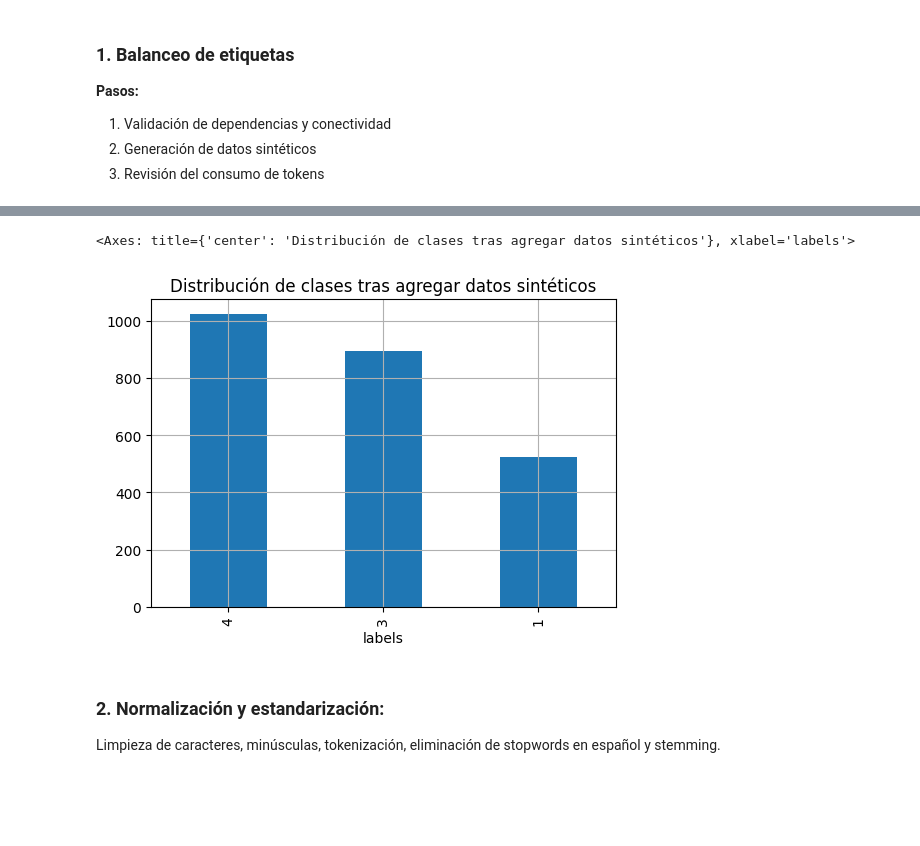
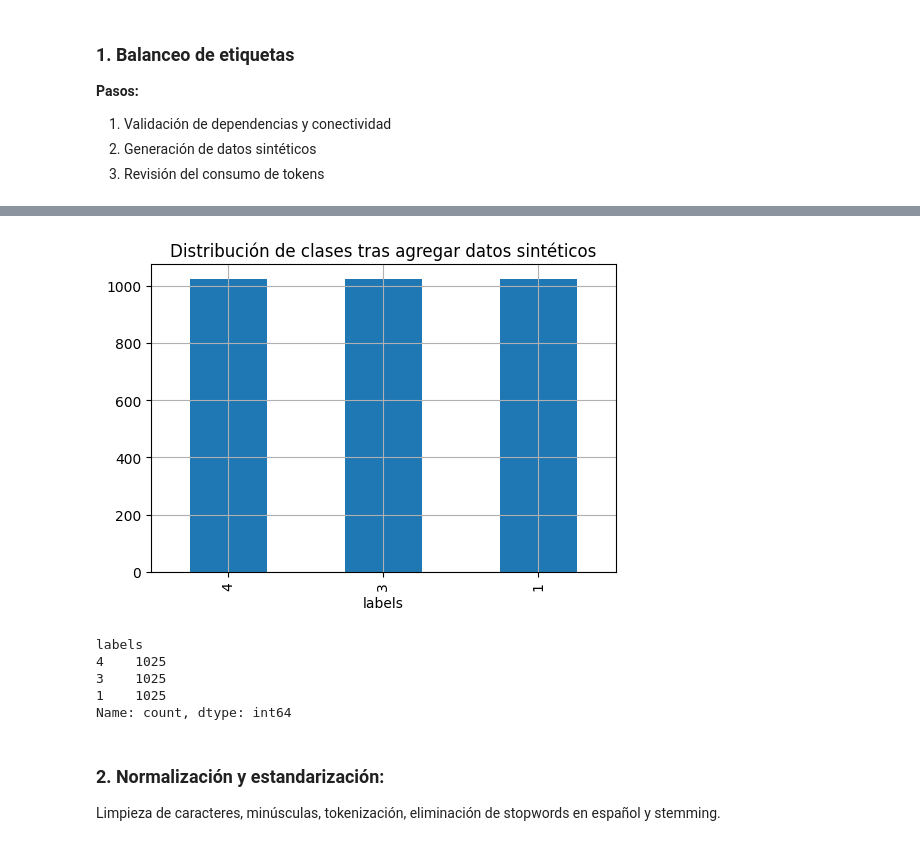
Before and after one commit to YairAndrade1/proyecto1_analitica_de_texto, a Jupyter notebook: clasificacionTextoEtapa2.ipynb, the cells around one changed output, grey strips where cells are left out. Saved outputs shown, nothing was run; the diff lists cells and outputs as text; code cells hidden in the pictures; blank space fills up the shorter version.

````diff
--- a/clasificacionTextoEtapa2.ipynb
+++ b/clasificacionTextoEtapa2.ipynb
@@ -343,16 +292,0 @@ response = client.chat.completions.create(
-# %%
-import json, pandas as pd, os
-
-raw = response.choices[0].message.content
-# Permite que venga envuelto en bloques de markdown
-txt = raw.strip()
-if txt.startswith("```"):
-    txt = txt.strip("`")
-    if "\n" in txt:
-        txt = txt.split("\n", 1)[1]
-
-data = json.loads(txt)  # debe ser una lista de dicts {"opinion":..., "ods":...}
-df_new = pd.DataFrame(data)
-
-df = pd.concat([df, df_new[["textos", "labels"]]], ignore_index=True)
-print("Filas totales ahora:", len(df))
@@ -361,16 +292,0 @@ Filas totales ahora: 2444
-# %%
-
-# 2) normaliza lo generado y concatena
-df_new = df_new.rename(columns={"opinion": "texto"})[cols].copy()
-df = pd.concat([df, df_new], ignore_index=True).drop_duplicates(subset=cols).reset_index(drop=True)
-
-# 3) filas que están en df (nuevo) pero no estaban antes
-added_rows = (
-    df.merge(df_before, on=cols, how="left", indicator=True)
-      .loc[lambda x: x["_merge"] == "left_only", cols]
-)
-
-print(f"Nuevas filas agregadas: {len(added_rows)}")
-# En notebook, puedes mostrar todas o una vista rápida:
-display(added_rows)
-# print(added_rows.to_string(index=False))  # texto plano
@@ -405,8 +438,13 @@ Tokens usados en total: 2011
 # %%
-df["labels"].value_counts().plot.bar(title="Distribución de clases tras agregar datos sintéticos")
+df["labels"].value_counts().plot.bar(title="Distribución de clases tras agregar datos sintéticos");plt.show()
+df["labels"].value_counts()
 # %% [output]
+[figure, new version]
-<Axes: title={'center': 'Distribución de clases tras agregar datos sintéticos'}, xlabel='labels'>
+labels
+4    1025
+3    1025
+1    1025
+Name: count, dtype: int64
-[figure, old version]
 # %% [markdown]
 ### 2. Normalización y estandarización:
 Limpieza de caracteres, minúsculas, tokenización, eliminación de stopwords en español y stemming.
````
Also changed, not shown: parts of 16 cells of this notebook, 2 other files.
